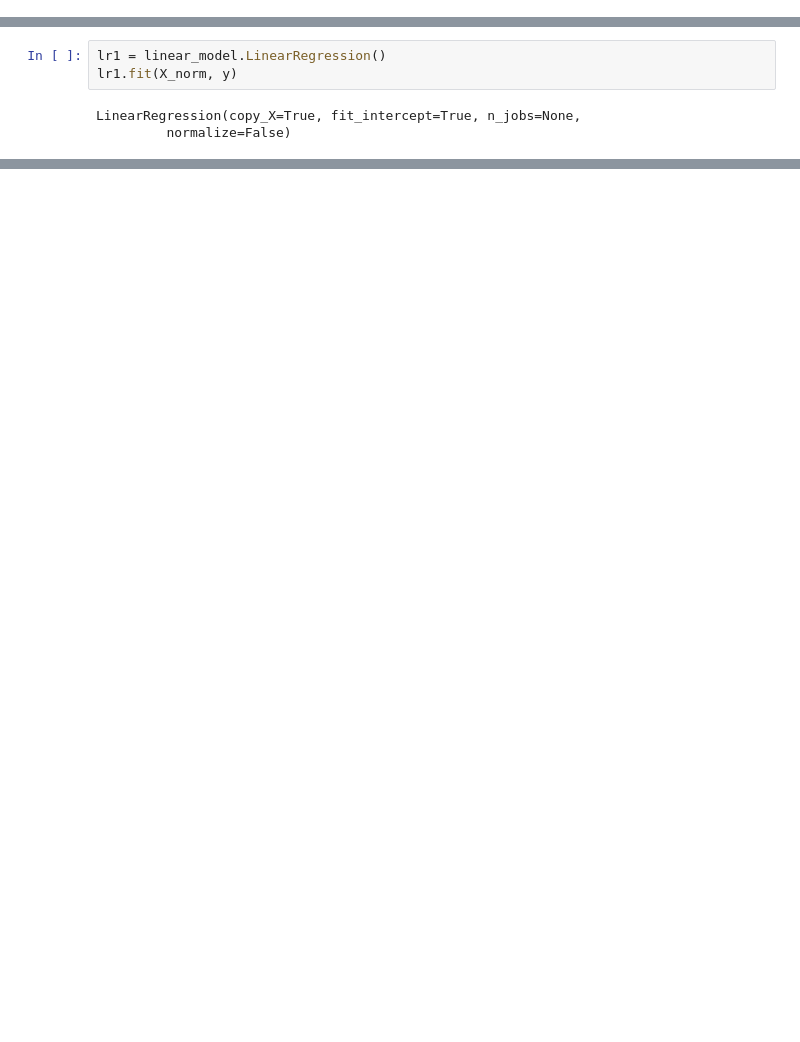
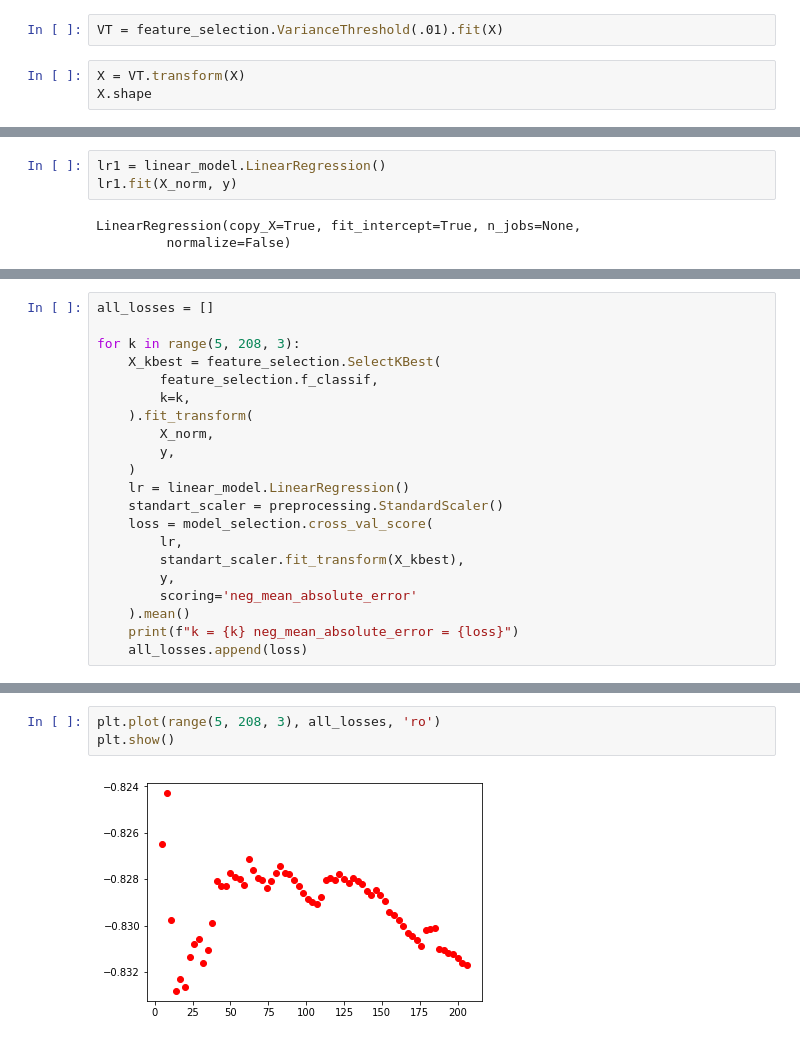
Before and after one commit to Afsent/Nordic_IT_School, a Jupyter notebook: ML/HW23/HW23_Preproccesing.ipynb, the cells around one changed output, grey strips where cells are left out. Drawn from its saved outputs; the diff is of its cells as text; blank space fills up the shorter version.

Commit message:
Add model with KBest

```diff
--- a/ML/HW23/HW23_Preproccesing.ipynb
+++ b/ML/HW23/HW23_Preproccesing.ipynb
@@ -214,0 +164,5 @@ k = 115 neg_log_loss = -46198722176.74426
+# %%
+VT = feature_selection.VarianceThreshold(.01).fit(X)
+# %%
+X = VT.transform(X)
+X.shape
@@ -242,0 +199,21 @@ metrics.mean_squared_error(y, lr1.predict(X_norm))
+# %%
+all_losses = []
+
+for k in range(5, 208, 3):
+    X_kbest = feature_selection.SelectKBest(
+        feature_selection.f_classif,
+        k=k,
+    ).fit_transform(
+        X_norm,
+        y,
+    )
+    lr = linear_model.LinearRegression()
+    standart_scaler = preprocessing.StandardScaler()
+    loss = model_selection.cross_val_score(
+        lr,
+        standart_scaler.fit_transform(X_kbest),
+        y,
+        scoring='neg_mean_absolute_error'
+    ).mean()
+    print(f"k = {k} neg_mean_absolute_error = {loss}")
+    all_losses.append(loss)
@@ -242,0 +238,5 @@ metrics.mean_squared_error(y, lr1.predict(X_norm))
+# %%
+plt.plot(range(5, 208, 3), all_losses, 'ro')
+plt.show()
+# %% [output]
+[figure, added]
```
Also changed, not shown: parts of 18 cells of this notebook.
